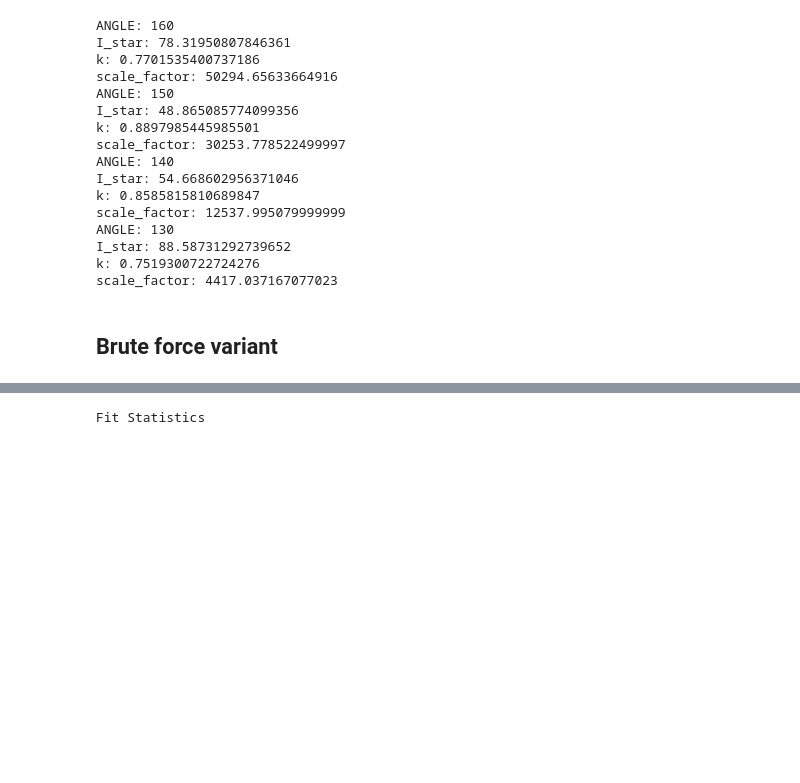
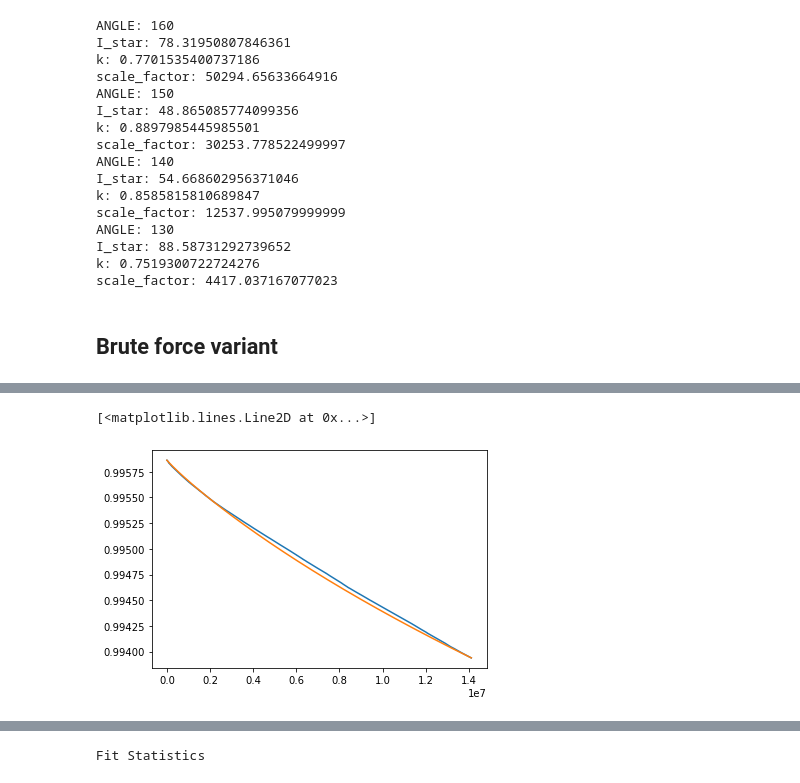
Before and after one commit to carlidel/wire_compensator_data, a Jupyter notebook: fokker_fit.ipynb, the cells around one changed output, grey strips where cells are left out. Saved outputs shown, nothing was run; the diff lists cells and outputs as text; code cells hidden in the pictures; blank space fills up the shorter version.

```diff
--- a/fokker_fit.ipynb
+++ b/fokker_fit.ipynb
@@ -1030,0 +1146,6 @@ scale_factor: 0.0008509240265911771
+# %%
+plt.plot(t_150, norm_loss_150)
+plt.plot(t_150, norm_loss_150 - result_150.residual)
+# %% [output]
+[<matplotlib.lines.Line2D at 0x...>]
+[figure, added]
```
Also changed, not shown: parts of 23 cells of this notebook.
